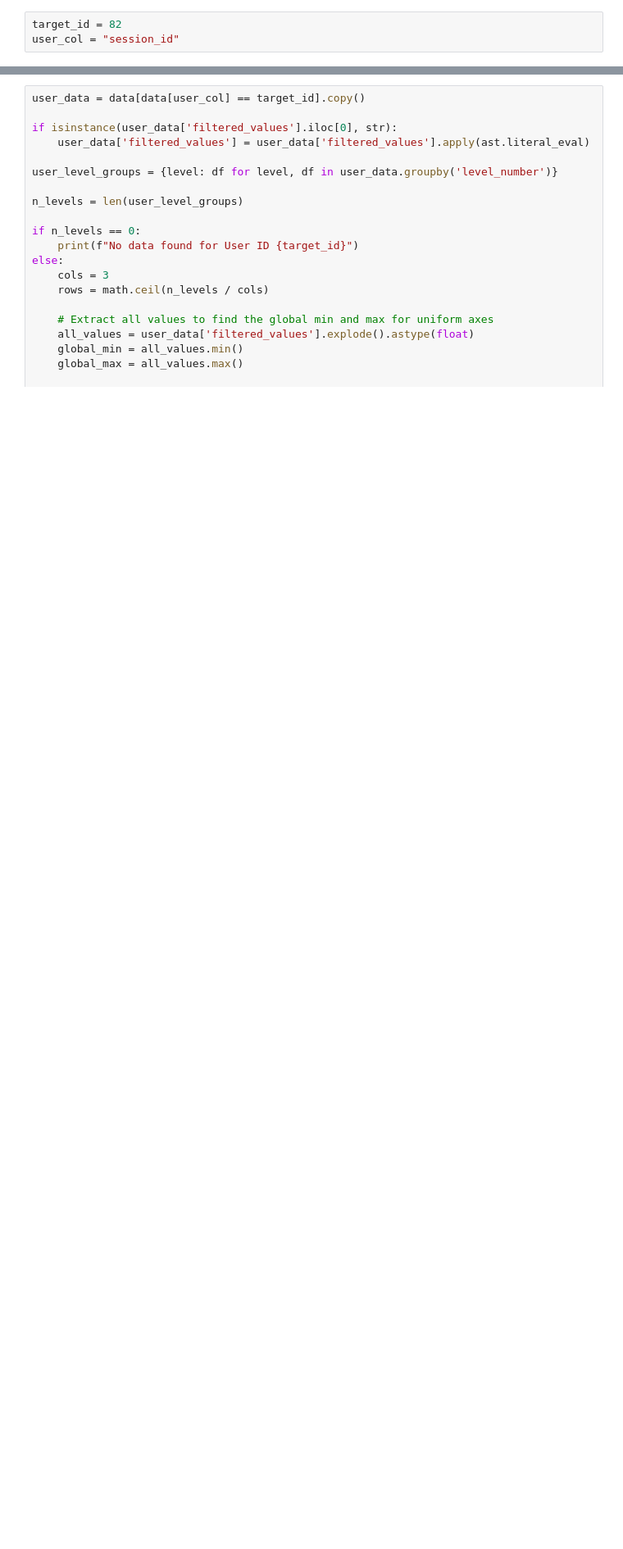
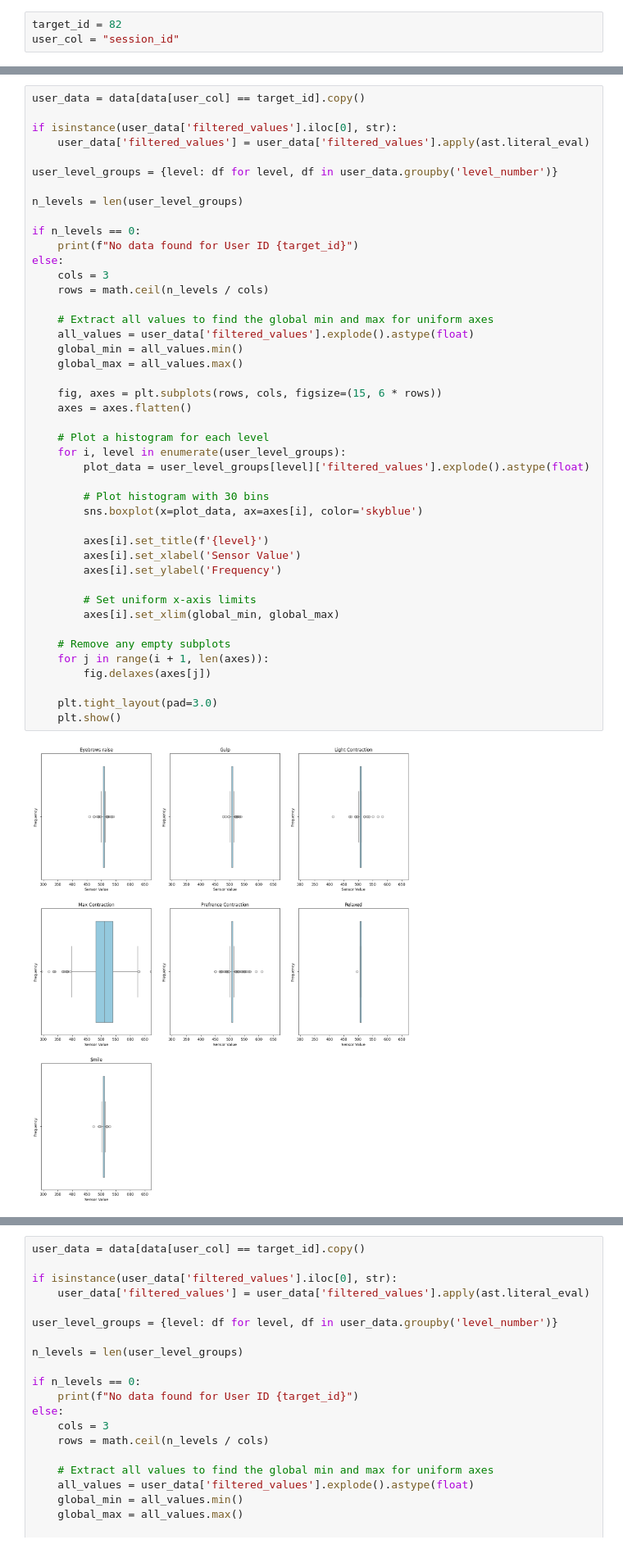
Before and after one commit to Farha-A/emg-work, a Jupyter notebook: EDA/7lvls.ipynb, the cells around one changed output, grey strips where cells are left out. Shown at 82% size. Cells and saved outputs as stored; diff of their text form; blank space fills up the shorter version.

Commit message:
Update 7 levels EDA

```diff
--- a/EDA/7lvls.ipynb
+++ b/EDA/7lvls.ipynb
@@ -369,0 +372,46 @@ user_col = "session_id"
+# %%
+user_data = data[data[user_col] == target_id].copy()
+
+if isinstance(user_data['filtered_values'].iloc[0], str):
+    user_data['filtered_values'] = user_data['filtered_values'].apply(ast.literal_eval)
+
+user_level_groups = {level: df for level, df in user_data.groupby('level_number')}
+
+n_levels = len(user_level_groups)
+
+if n_levels == 0:
+    print(f"No data found for User ID {target_id}")
+else:
+    cols = 3
+    rows = math.ceil(n_levels / cols)
+
+    # Extract all values to find the global min and max for uniform axes
+    all_values = user_data['filtered_values'].explode().astype(float)
+    global_min = all_values.min()
+    global_max = all_values.max()
+
+    fig, axes = plt.subplots(rows, cols, figsize=(15, 6 * rows))
+    axes = axes.flatten()
+
+    # Plot a histogram for each level
+    for i, level in enumerate(user_level_groups):
+        plot_data = user_level_groups[level]['filtered_values'].explode().astype(float)
+
+        # Plot histogram with 30 bins
+        sns.boxplot(x=plot_data, ax=axes[i], color='skyblue')
+
+        axes[i].set_title(f'{level}')
+        axes[i].set_xlabel('Sensor Value')
+        axes[i].set_ylabel('Frequency')
+
+        # Set uniform x-axis limits
+        axes[i].set_xlim(global_min, global_max)
+
+    # Remove any empty subplots
+    for j in range(i + 1, len(axes)):
+        fig.delaxes(axes[j])
+
+    plt.tight_layout(pad=3.0)
+    plt.show()
+# %% [output]
+[figure, added]
```
Also changed, not shown: parts of 21 cells of this notebook.
